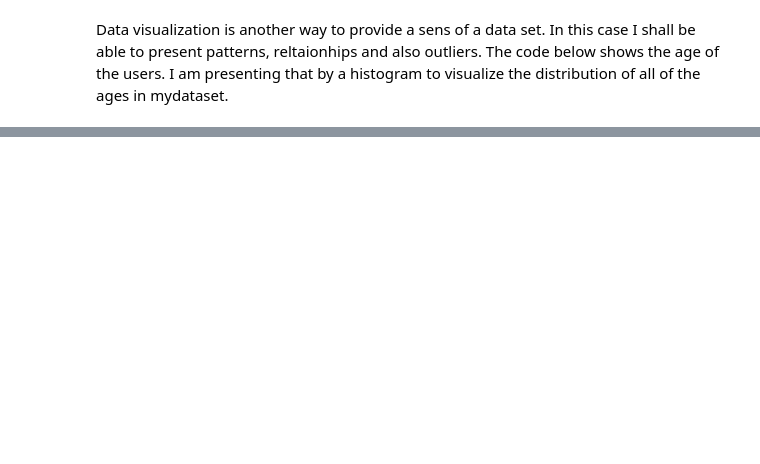
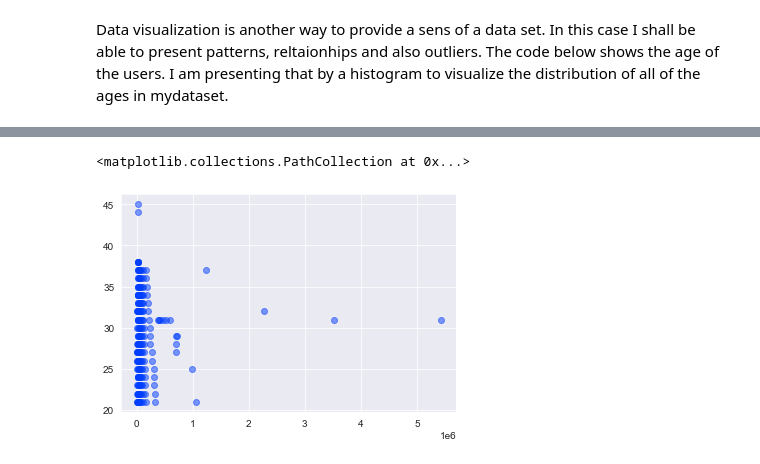
Before and after one commit to adrianberski/G00387825-gmit.ie---Adrian-Berski, a Jupyter notebook: Programming_ for_ Data_Analysis/Project/A_real-world_phenomenon.ipynb, the cells around one changed output, grey strips where cells are left out. Saved outputs shown, nothing was run; the diff lists cells and outputs as text; code cells hidden in the pictures; blank space fills up the shorter version.

```diff
--- a/Programming_ for_ Data_Analysis/Project/A_real-world_phenomenon.ipynb
+++ b/Programming_ for_ Data_Analysis/Project/A_real-world_phenomenon.ipynb
@@ -161,0 +176,9 @@ plt.show()
+# %%
+x = new_df["population"]
+y = new_df["age"]
+
+plt.scatter(x, y, alpha=0.5)
+#scatter plot, which plots data on a graph based on two variables
+# %% [output]
+<matplotlib.collections.PathCollection at 0x...>
+[figure, added]
```
Also changed, not shown: parts of 14 cells of this notebook, 2 other files.
